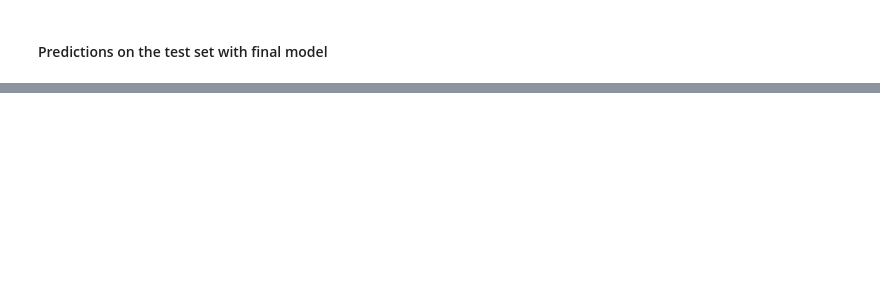
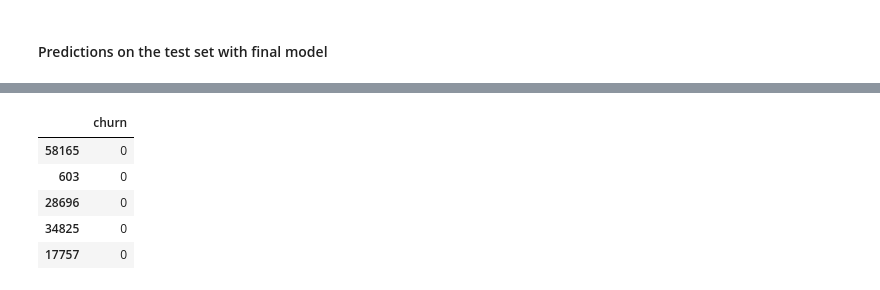
Before and after one commit to VibingSoul/TelecomChurnCase, a Jupyter notebook: TelecomChurn.ipynb, the cells around one changed output, grey strips where cells are left out. Cells and saved outputs as stored; diff of their text form; code cells hidden in the pictures; blank space fills up the shorter version.

```diff
--- a/TelecomChurn.ipynb
+++ b/TelecomChurn.ipynb
@@ -1901,0 +1916,11 @@ ValueError: shapes (30000,11) and (14,) not aligned: 11 (dim 1) != 14 (dim 0)
+# %%
+# Converting y_test to a dataframe
+y_test_df = pd.DataFrame(y_test)
+y_test_df.head()
+# %% [output]
+|  | churn |
+| 58165 | 0 |
+| 603 | 0 |
+| 28696 | 0 |
+| 34825 | 0 |
+| 17757 | 0 |
```
Also changed, not shown: parts of 53 cells of this notebook, 2 other files.
